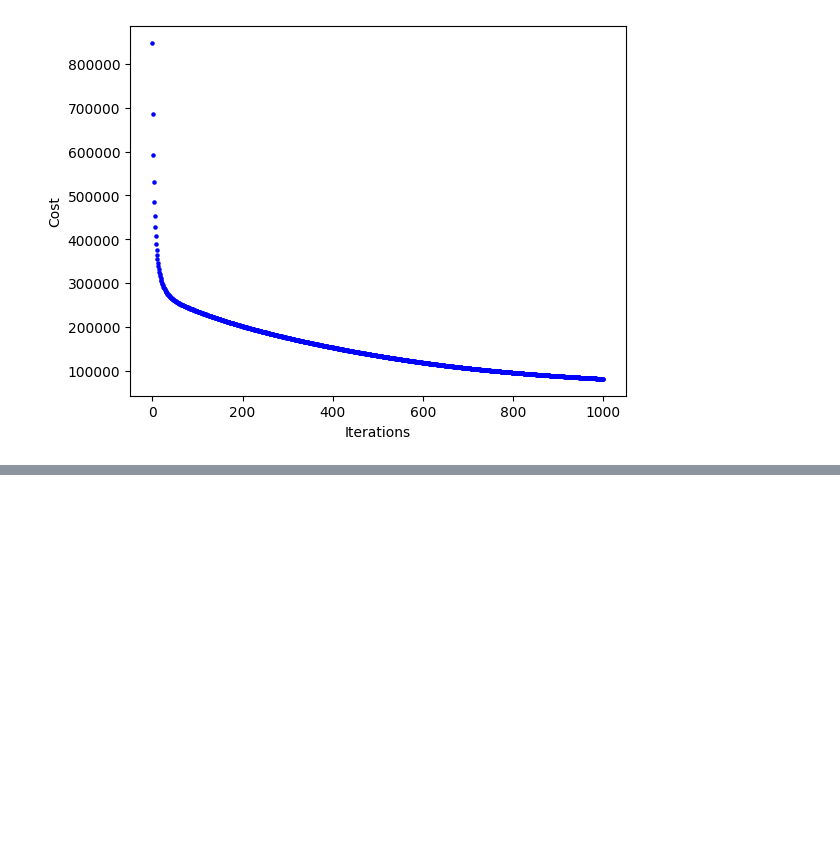
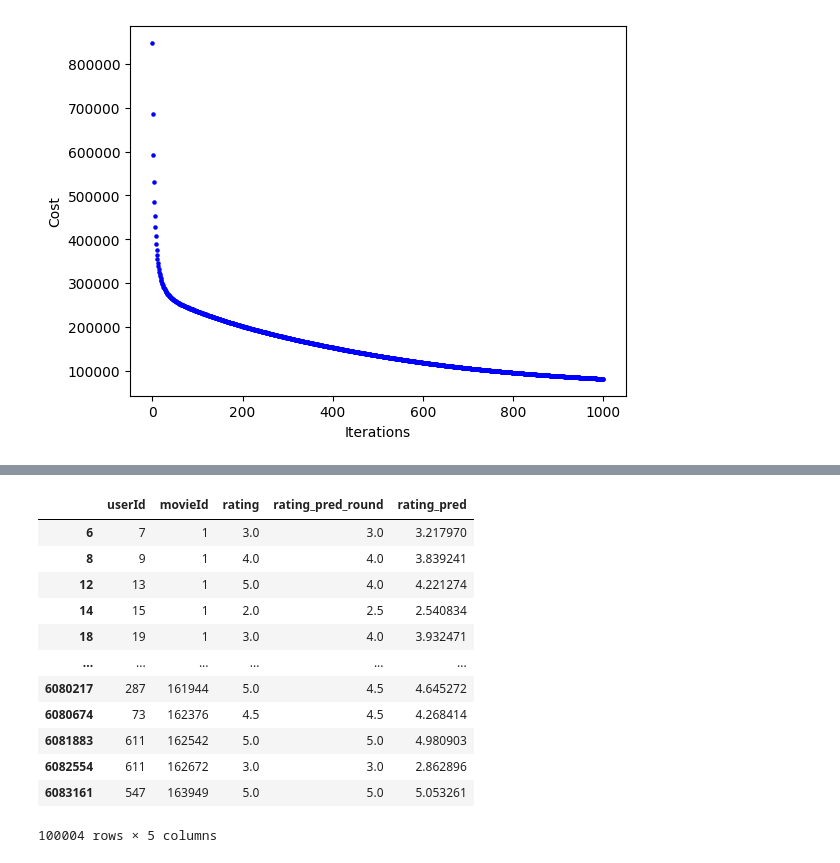
Before and after one commit to Smeek47/17-task, a Jupyter notebook: Lesson 17 cofi/lesson_17_cofi.ipynb, the cells around one changed output, grey strips where cells are left out. Saved outputs shown, nothing was run; the diff lists cells and outputs as text; code cells hidden in the pictures; blank space fills up the shorter version.

```diff
--- a/Lesson 17 cofi/lesson_17_cofi.ipynb
+++ b/Lesson 17 cofi/lesson_17_cofi.ipynb
@@ -70,0 +87,17 @@ cofi.draw_cost_changes(J_hist)
+# %%
+result = df_pred[df_pred['rating'].notna()]
+result
+# %% [output]
+|  | userId | movieId | rating | rating_pred_round | rating_pred |
+| 6 | 7 | 1 | 3.0 | 3.0 | 3.217970 |
+| 8 | 9 | 1 | 4.0 | 4.0 | 3.839241 |
+| 12 | 13 | 1 | 5.0 | 4.0 | 4.221274 |
+| 14 | 15 | 1 | 2.0 | 2.5 | 2.540834 |
+| 18 | 19 | 1 | 3.0 | 4.0 | 3.932471 |
+| ... | ... | ... | ... | ... | ... |
+| 6080217 | 287 | 161944 | 5.0 | 4.5 | 4.645272 |
+| 6080674 | 73 | 162376 | 4.5 | 4.5 | 4.268414 |
+| 6081883 | 611 | 162542 | 5.0 | 5.0 | 4.980903 |
+| 6082554 | 611 | 162672 | 3.0 | 3.0 | 2.862896 |
+| 6083161 | 547 | 163949 | 5.0 | 5.0 | 5.053261 |
+100004 rows × 5 columns
```
Also changed, not shown: parts of 3 cells of this notebook, 1 other file.
